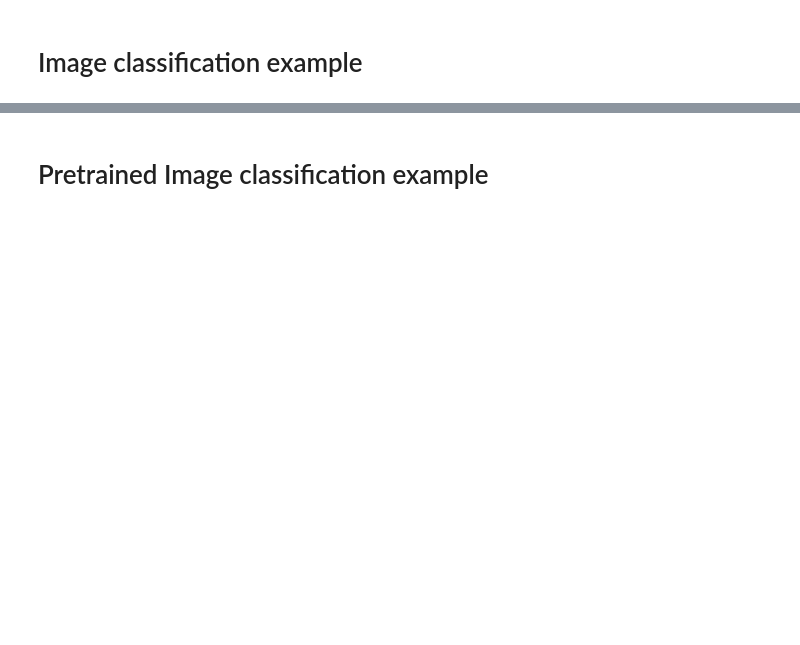
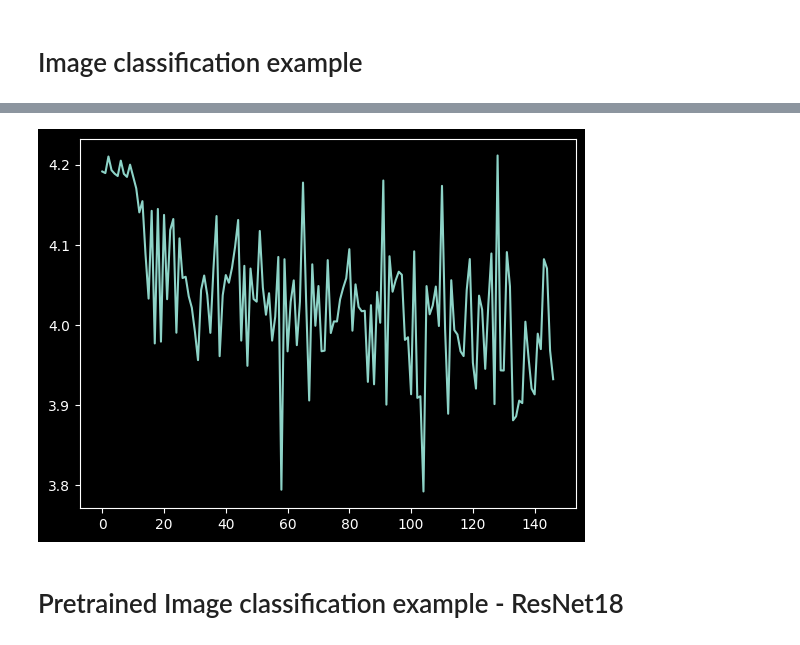
Before and after one commit to openml/openml-pytorch, a Jupyter notebook: test_new_dataloader.ipynb, the cells around one changed output, grey strips where cells are left out. Saved outputs shown, nothing was run; the diff lists cells and outputs as text; code cells hidden in the pictures; blank space fills up the shorter version.

```diff
--- a/test_new_dataloader.ipynb
+++ b/test_new_dataloader.ipynb
@@ -31,11 +30,26 @@ from openml_pytorch.trainer import Callback
+# %%
+from torchvision.transforms import Compose, Resize, ToPILImage, ToTensor, Lambda
+from openml_pytorch.trainer import convert_to_rgb
+transform = Compose(
+    [
+        ToPILImage(),  # Convert tensor to PIL Image to ensure PIL Image operations can be applied.
+        Lambda(
+            convert_to_rgb
+        ),  # Convert PIL Image to RGB if it's not already.
+        Resize(
+            (128, 128)
+        ),  # Resize the image.
+        ToTensor(),  # Convert the PIL Image back to a tensor.
+    ]
+)
 # %%
 data_module = OpenMLDataModule(
     type_of_data="image",
     file_dir=openml.config.get_cache_directory() + "/datasets/45923/Images/",
-    # file_dir=openml.config.get_cache_directory()+'/datasets/44312/PNU_Micro/images/',
-    # filename_col="FILE_NAME",
     filename_col="Filename",
     target_mode="categorical",
+    batch_size = 64,
+    transform=transform
 )
 # %%
 # Download the OpenML task for the Indoor scene classification.
@@ -112,5 +120,9 @@ AttributeError: 'Learner' object has no attribute 'recorder'
+# %%
+trainer.runner.cbs[1].plot_loss()
+# %% [output]
+[figure, added]
 # %% [markdown]
-# Pretrained Image classification example
+# Pretrained Image classification example - ResNet18
 # %%
 import torch.nn
 import torch.optim
```
Also changed, not shown: parts of 30 cells of this notebook, 7 other files.
